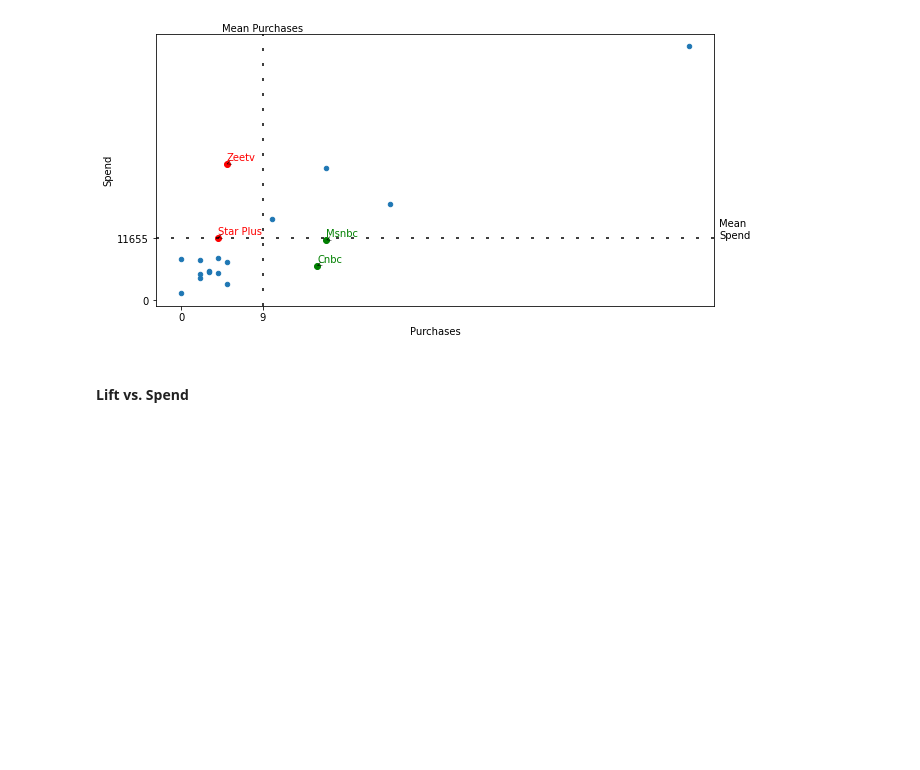
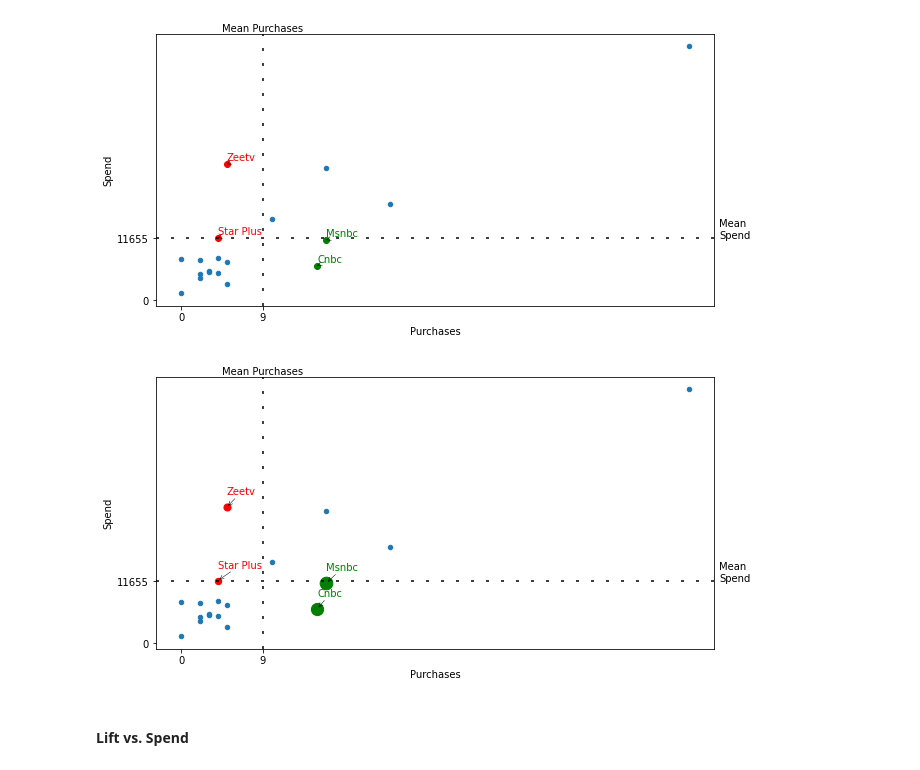
Before and after one commit to papir805/telepulse_ad_campaign_report, a Jupyter notebook: new_takehome_quiz_answers.ipynb, the cells around one changed output. Saved outputs shown, nothing was run; the diff lists cells and outputs as text; code cells hidden in the pictures; blank space fills up the shorter version.

```diff
--- a/new_takehome_quiz_answers.ipynb
+++ b/new_takehome_quiz_answers.ipynb
@@ -895,6 +1043,17 @@ make_scatter(df=report_for_client,
              color_2='green')
 # %% [output]
 [figure]
+# %%
+make_scatter2(df=report_for_client,
+             x_field='Purchases',
+             y_field='Spend',
+             size_scale=scale,
+             x_units='',
+             y_units='$',
+             color_1='red',
+             color_2='green')
+# %% [output]
+[figure, added]
 # %% [markdown]
 #### Lift vs. Spend
 # %%
```
Also changed, not shown: parts of 45 cells of this notebook, 5 other files.
